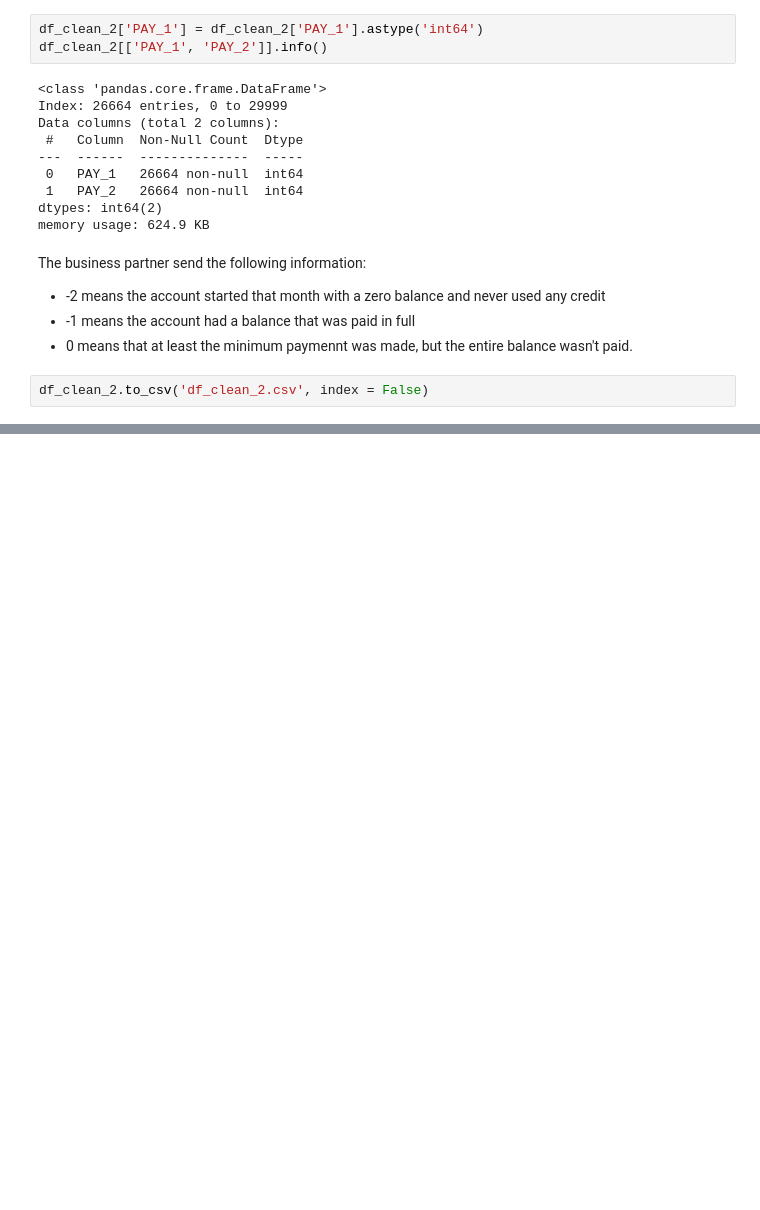
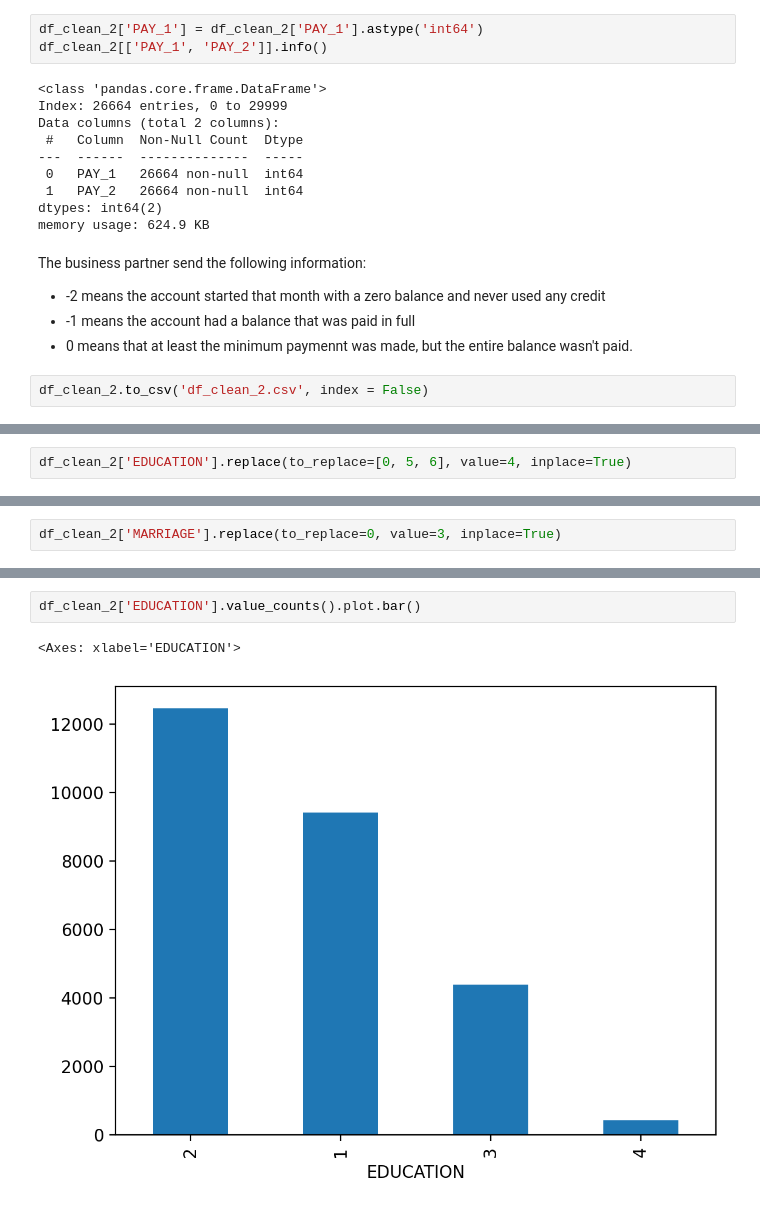
Before and after one commit to mh-pedro/Data-Science-Projects-with-Python, a Jupyter notebook: 1. Project Business Problem/Project Business Problem.ipynb, the cells around one changed output, grey strips where cells are left out. Drawn from its saved outputs; the diff is of its cells as text; blank space fills up the shorter version.

```diff
--- a/1. Project Business Problem/Project Business Problem.ipynb
+++ b/1. Project Business Problem/Project Business Problem.ipynb
@@ -288,0 +336,2 @@ df_clean_2.to_csv('df_clean_2.csv', index = False)
+# %%
+df_clean_2['EDUCATION'].replace(to_replace=[0, 5, 6], value=4, inplace=True)
@@ -288,0 +367,2 @@ df_clean_2.to_csv('df_clean_2.csv', index = False)
+# %%
+df_clean_2['MARRIAGE'].replace(to_replace=0, value=3, inplace=True)
@@ -288,0 +396,5 @@ df_clean_2.to_csv('df_clean_2.csv', index = False)
+# %%
+df_clean_2['EDUCATION'].value_counts().plot.bar()
+# %% [output]
+<Axes: xlabel='EDUCATION'>
+[figure, added]
```
Also changed, not shown: parts of 16 cells of this notebook, 1 other file.
